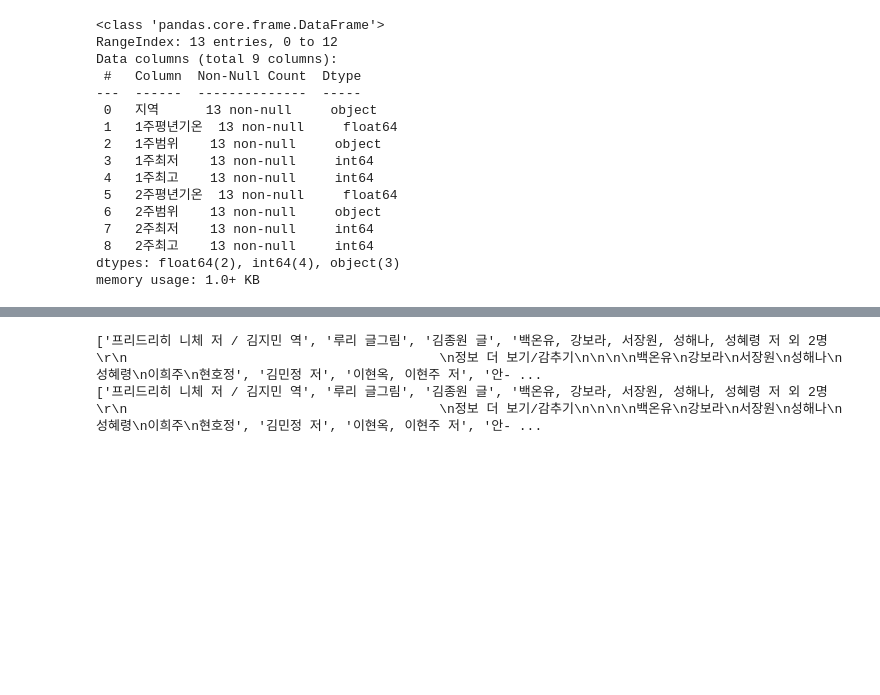
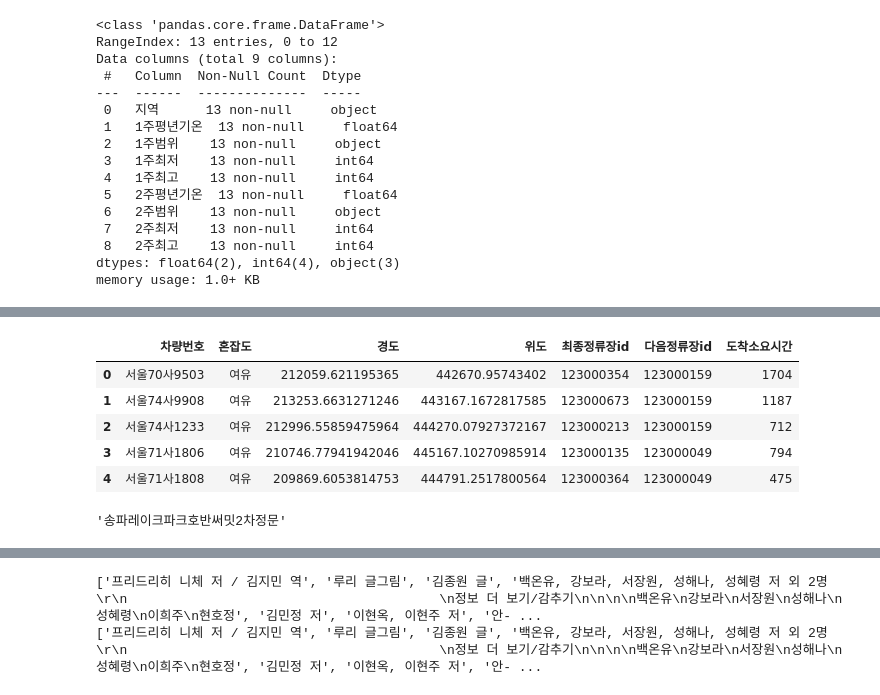
Before and after one commit to hzj04473/ai_x, a Jupyter notebook: source/01_python/ch14_웹데이터수집1_정적_공공api.ipynb, the cells around one changed output, grey strips where cells are left out. Saved outputs shown, nothing was run; the diff lists cells and outputs as text; code cells hidden in the pictures; blank space fills up the shorter version.

```diff
--- a/source/01_python/ch14_웹데이터수집1_정적_공공api.ipynb
+++ b/source/01_python/ch14_웹데이터수집1_정적_공공api.ipynb
@@ -1475,0 +1586,42 @@ memory usage: 1.0+ KB
+# %%
+getBusPosurl = f"http://ws.bus.go.kr/api/rest/buspos/getBusPosByRtid?ServiceKey={key}&busRouteId={busRouteId}"
+print(getBusPosurl)
+
+response = requests.get(getBusPosurl)
+# response.status_code
+soup = BeautifulSoup(response.text, 'xml')
+
+bus_position = []
+
+itemLists = soup.select('itemList')
+print('운행중인 버스 수 : ', len(itemLists))
+
+for itemList in itemLists:
+    #차량번호, 혼잡도, 위도, 경도, 최종정류장id, 다음정류장ID, 도착소요시간
+    plainNo = itemList.select_one('plainNo').text
+    #print(plainNo)
+    congetion = itemList.select_one('congetion').text
+    # print(congetion)
+    congetion = '없음' if congetion == 0 else '여유' if congetion == '3' else '보통' if congetion == '4' else '혼잡' if congetion == '5' else '매우혼잡'
+    # print(congetion)
+    posX = itemList.select_one('posX').text
+    posY = itemList.select_one('posY').text
+
+    # 최종정류소 고유 ID
+    lastStnId = itemList.select_one('lastStnId').text
+    # 다음정류소아이디
+    nextStId = itemList.select_one('nextStId').text
+    # 다음정류소도착소요시간
+    nextStTm = itemList.select_one('nextStTm').text
+
+    bus_position.append({
+        "차량번호": plainNo,
+        "혼잡도": congetion,
+        "경도": posX,
+        "위도": posY,
+        "최종정류소id": lastStnId,
+        "다음정류소id": nextStId,
+        "도착소요시간": nextStTm
+    })
+df_pos = pd.DataFrame(bus_position)
+df_pos.head(1)
@@ -1475,0 +1633,14 @@ memory usage: 1.0+ KB
+# %%
+df_pos.head()
+# %% [output]
+|  | 차량번호 | 혼잡도 | 경도 | 위도 | 최종정류장id | 다음정류장id | 도착소요시간 |
+| 0 | 서울70사9503 | 여유 | 212059.621195365 | 442670.95743402 | 123000354 | 123000159 | 1704 |
+| 1 | 서울74사9908 | 여유 | 213253.6631271246 | 443167.1672817585 | 123000673 | 123000159 | 1187 |
+| 2 | 서울74사1233 | 여유 | 212996.55859475964 | 444270.07927372167 | 123000213 | 123000159 | 712 |
+| 3 | 서울71사1806 | 여유 | 210746.77941942046 | 445167.10270985914 | 123000135 | 123000049 | 794 |
+| 4 | 서울71사1808 | 여유 | 209869.6053814753 | 444791.2517800564 | 123000364 | 123000049 | 475 |
+# %%
+# id가 123000671 인 정류소명
+df.loc[df['id'] == '123000671','정류소명'].iloc[0]
+# %% [output]
+'송파레이크파크호반써밋2차정문'
```
Also changed, not shown: parts of 14 cells of this notebook, 7 other files.
